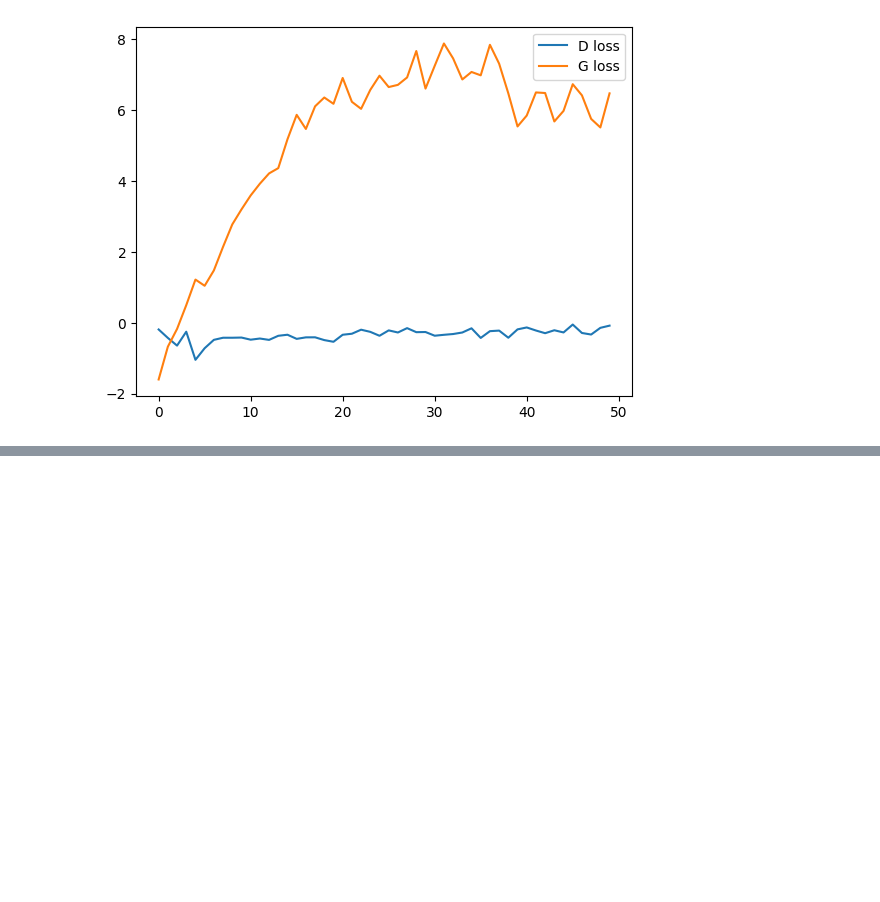
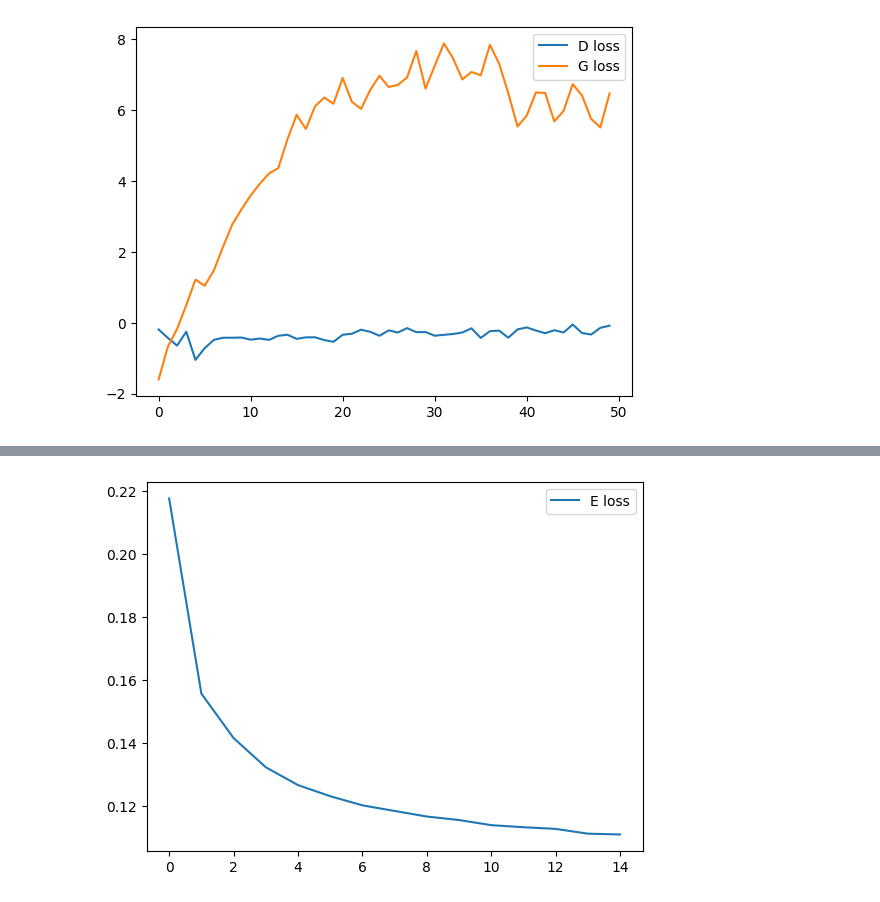
Before and after one commit to tymsoncyferki/Anomaly-Detection, a Jupyter notebook: AnoGAN/your_own_dataset/check_results.ipynb, the cells around one changed output, grey strips where cells are left out. Cells and saved outputs as stored; diff of their text form; code cells hidden in the pictures; blank space fills up the shorter version.

```diff
--- a/AnoGAN/your_own_dataset/check_results.ipynb
+++ b/AnoGAN/your_own_dataset/check_results.ipynb
@@ -108,0 +154,7 @@ df_loss2.groupby('Epoch').aggregate('mean')
+# %%
+plt.plot(eloss_agg['E loss'], label = 'E loss')
+plt.legend()
+plt.savefig('loss3.png', transparent=True)
+plt.show()
+# %% [output]
+[figure, added]
```
Also changed, not shown: parts of 13 cells of this notebook, 13 other files.
